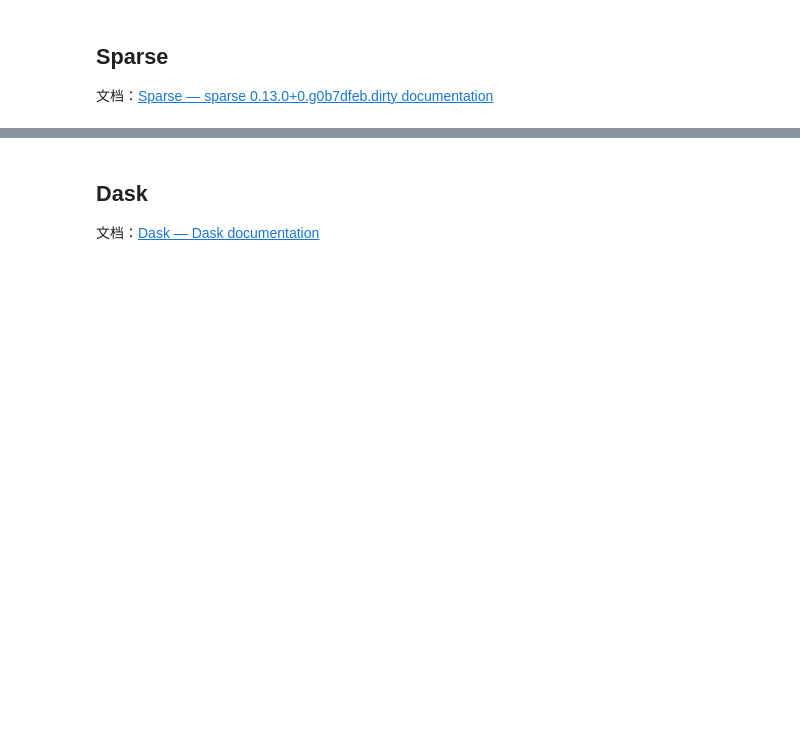
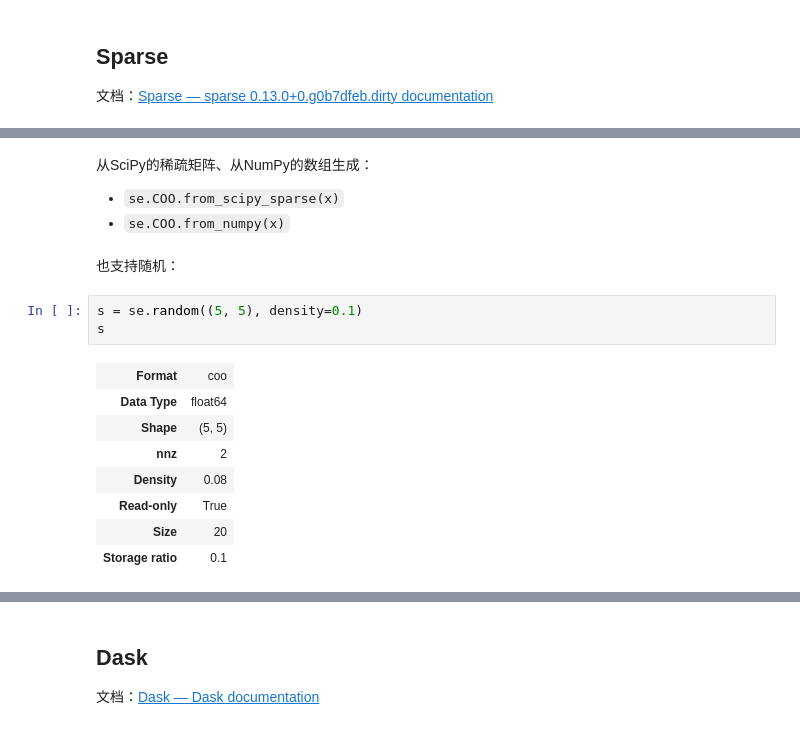
Before and after one commit to datawhalechina/powerful-numpy, a Jupyter notebook: src/skilled/ch06-morethan_numpy.ipynb, the cells around one changed output, grey strips where cells are left out. Cells and saved outputs as stored; diff of their text form; blank space fills up the shorter version.

```diff
--- a/src/skilled/ch06-morethan_numpy.ipynb
+++ b/src/skilled/ch06-morethan_numpy.ipynb
@@ -604,0 +962,19 @@ Cupy是一个兼容NumPy/SciPy的数组库，用于使用Python进行GPU加速
+# %% [markdown]
+从SciPy的稀疏矩阵、从NumPy的数组生成：
+
+- `se.COO.from_scipy_sparse(x)`
+- `se.COO.from_numpy(x)`
+# %% [markdown]
+也支持随机：
+# %%
+s = se.random((5, 5), density=0.1)
+s
+# %% [output]
+| Format | coo |
+| Data Type | float64 |
+| Shape | (5, 5) |
+| nnz | 2 |
+| Density | 0.08 |
+| Read-only | True |
+| Size | 20 |
+| Storage ratio | 0.1 |
```
Also changed, not shown: parts of 149 cells of this notebook, 1 other file.
